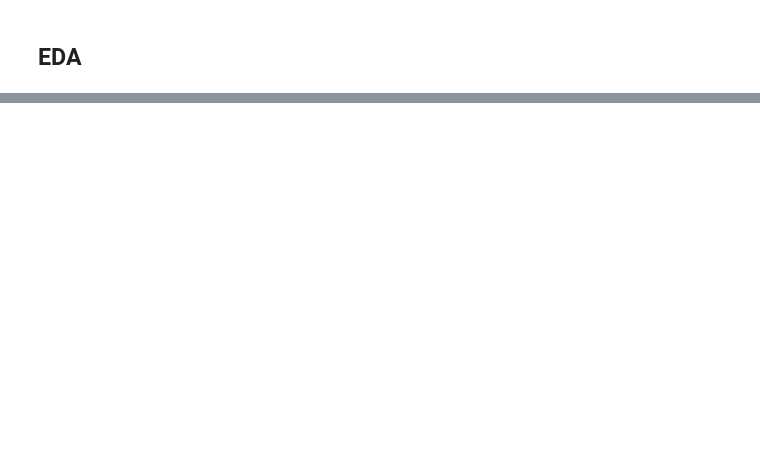
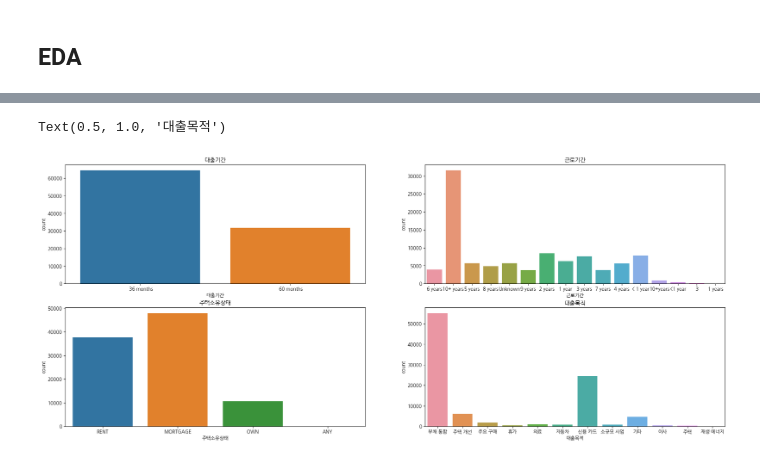
Before and after one commit to J7NU/ML_PRAC_2023_WINTER, a Jupyter notebook: Dacon/고객_대출등급_분류_해커톤/First_Dacon.ipynb, the cells around one changed output, grey strips where cells are left out. Saved outputs shown, nothing was run; the diff lists cells and outputs as text; code cells hidden in the pictures; blank space fills up the shorter version.

Commit message:
Dacon 고객 대출등급 분류 해커톤 Day1 EDA for Categorical Data

```diff
--- a/Dacon/고객_대출등급_분류_해커톤/First_Dacon.ipynb
+++ b/Dacon/고객_대출등급_분류_해커톤/First_Dacon.ipynb
@@ -139,0 +30,14 @@ train_corr
+# %%
+fe = fm.FontEntry(fname = 'C:/Windows/Fonts/NanumGothic.ttf', name = 'NanumGothic')
+fm.fontManager.ttflist.insert(0, fe)
+plt.rc('font', family='NanumGothic')
+
+fig, axes = plt.subplots(2, 2, figsize=(25,10)) # 2x2 형식으로 4개 그래프 동시에 표시
+
+sns.countplot(x = train_data['대출기간'], ax=axes[0][0]).set_title('대출기간')
+sns.countplot(x = train_data['근로기간'], ax=axes[0][1]).set_title('근로기간')
+sns.countplot(x = train_data['주택소유상태'], ax=axes[1][0]).set_title('주택소유상태')
+sns.countplot(x = train_data['대출목적'], ax=axes[1][1]).set_title('대출목적')
+# %% [output]
+Text(0.5, 1.0, '대출목적')
+[figure, added]
```
Also changed, not shown: parts of 21 cells of this notebook, 1 other file.
